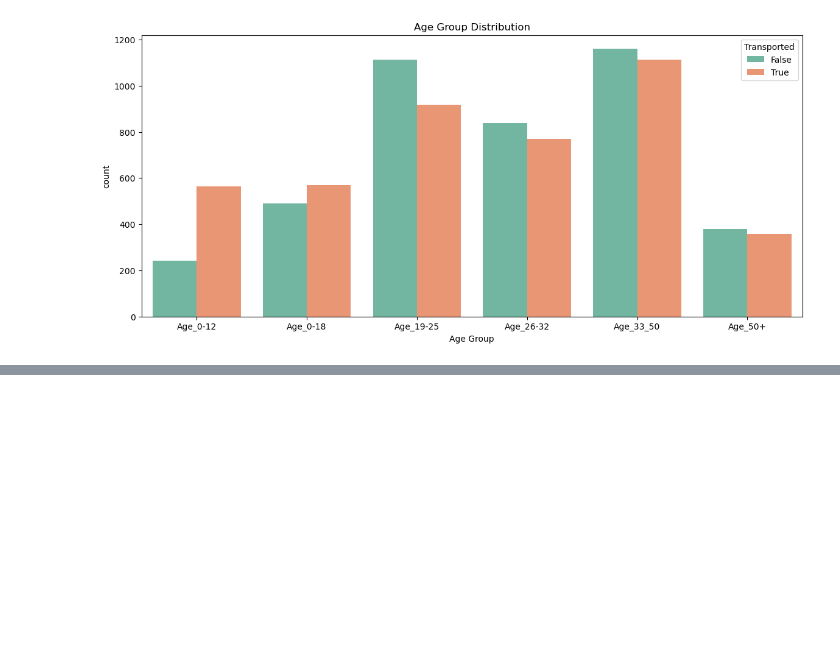
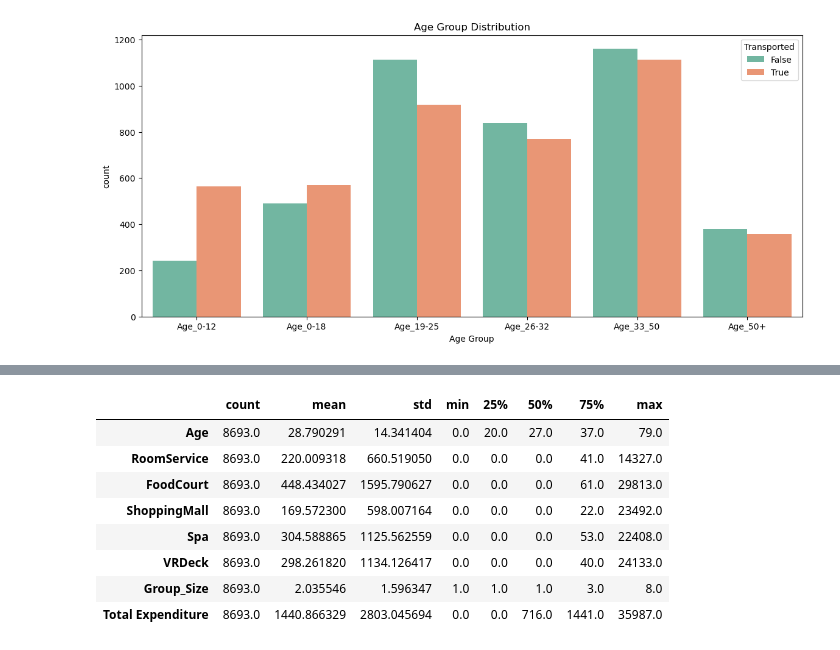
Before and after one commit to Greywolfie01/ML-Project, a Jupyter notebook: Feature Engineering.ipynb, the cells around one changed output, grey strips where cells are left out. Drawn from its saved outputs; the diff is of its cells as text; code cells hidden in the pictures; blank space fills up the shorter version.

```diff
--- a/Feature Engineering.ipynb
+++ b/Feature Engineering.ipynb
@@ -331,0 +546,12 @@ plt.title("Age Group Distribution");
+# %%
+train_df.describe().T
+# %% [output]
+|  | count | mean | std | min | 25% | 50% | 75% | max |
+| Age | 8693.0 | 28.790291 | 14.341404 | 0.0 | 20.0 | 27.0 | 37.0 | 79.0 |
+| RoomService | 8693.0 | 220.009318 | 660.519050 | 0.0 | 0.0 | 0.0 | 41.0 | 14327.0 |
+| FoodCourt | 8693.0 | 448.434027 | 1595.790627 | 0.0 | 0.0 | 0.0 | 61.0 | 29813.0 |
+| ShoppingMall | 8693.0 | 169.572300 | 598.007164 | 0.0 | 0.0 | 0.0 | 22.0 | 23492.0 |
+| Spa | 8693.0 | 304.588865 | 1125.562559 | 0.0 | 0.0 | 0.0 | 53.0 | 22408.0 |
+| VRDeck | 8693.0 | 298.261820 | 1134.126417 | 0.0 | 0.0 | 0.0 | 40.0 | 24133.0 |
+| Group_Size | 8693.0 | 2.035546 | 1.596347 | 1.0 | 1.0 | 1.0 | 3.0 | 8.0 |
+| Total Expenditure | 8693.0 | 1440.866329 | 2803.045694 | 0.0 | 0.0 | 716.0 | 1441.0 | 35987.0 |
```
Also changed, not shown: parts of 35 cells of this notebook.
